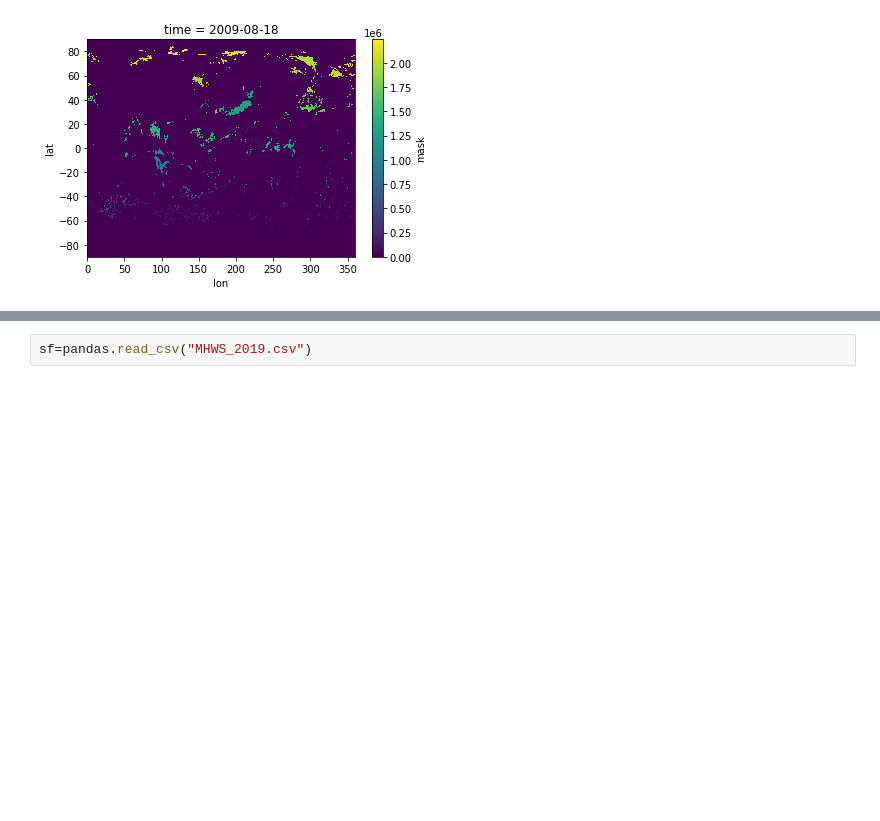
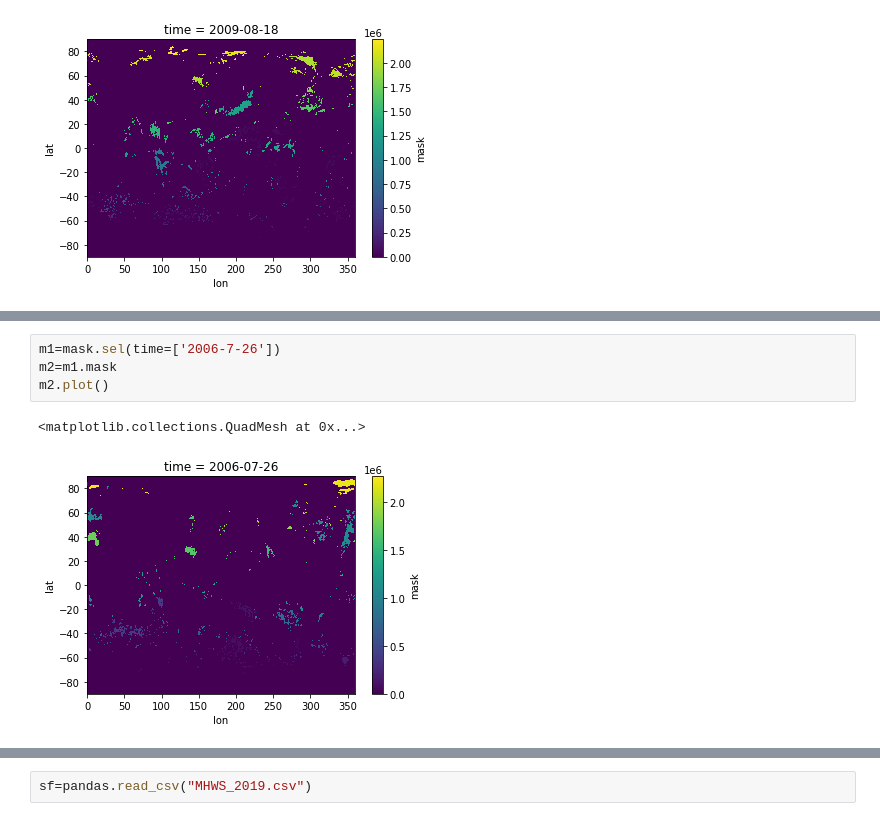
Before and after one commit to profxj/mhw_analysis, a Jupyter notebook: mhw_analysis/chl/mask.ipynb, the cells around one changed output, grey strips where cells are left out. Cells and saved outputs as stored; diff of their text form; blank space fills up the shorter version.

```diff
--- a/mhw_analysis/chl/mask.ipynb
+++ b/mhw_analysis/chl/mask.ipynb
@@ -47,0 +69,7 @@ m2.plot()
+# %%
+m1=mask.sel(time=['2006-7-26'])
+m2=m1.mask
+m2.plot()
+# %% [output]
+<matplotlib.collections.QuadMesh at 0x...>
+[figure, added]
```
Also changed, not shown: parts of 10 cells of this notebook, 1 other file.
